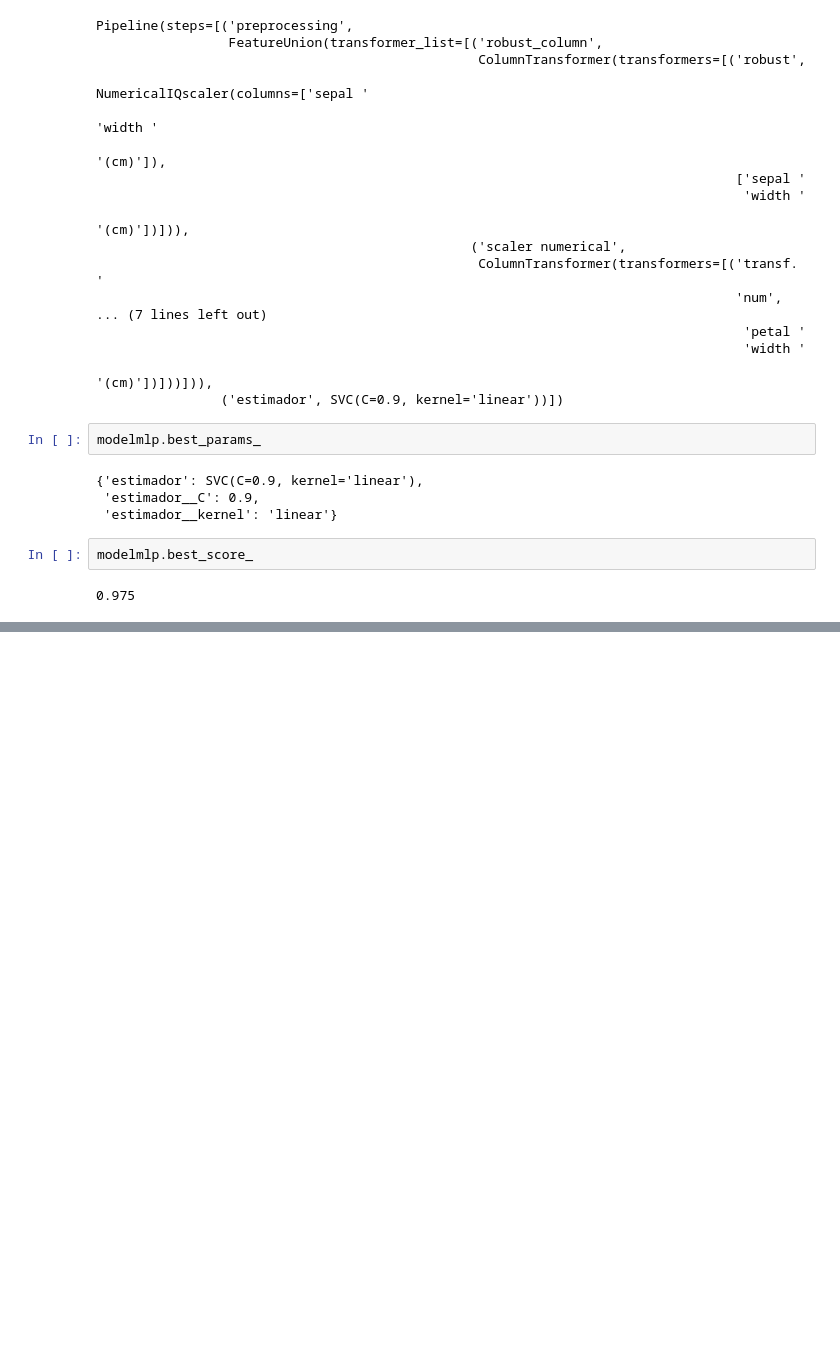
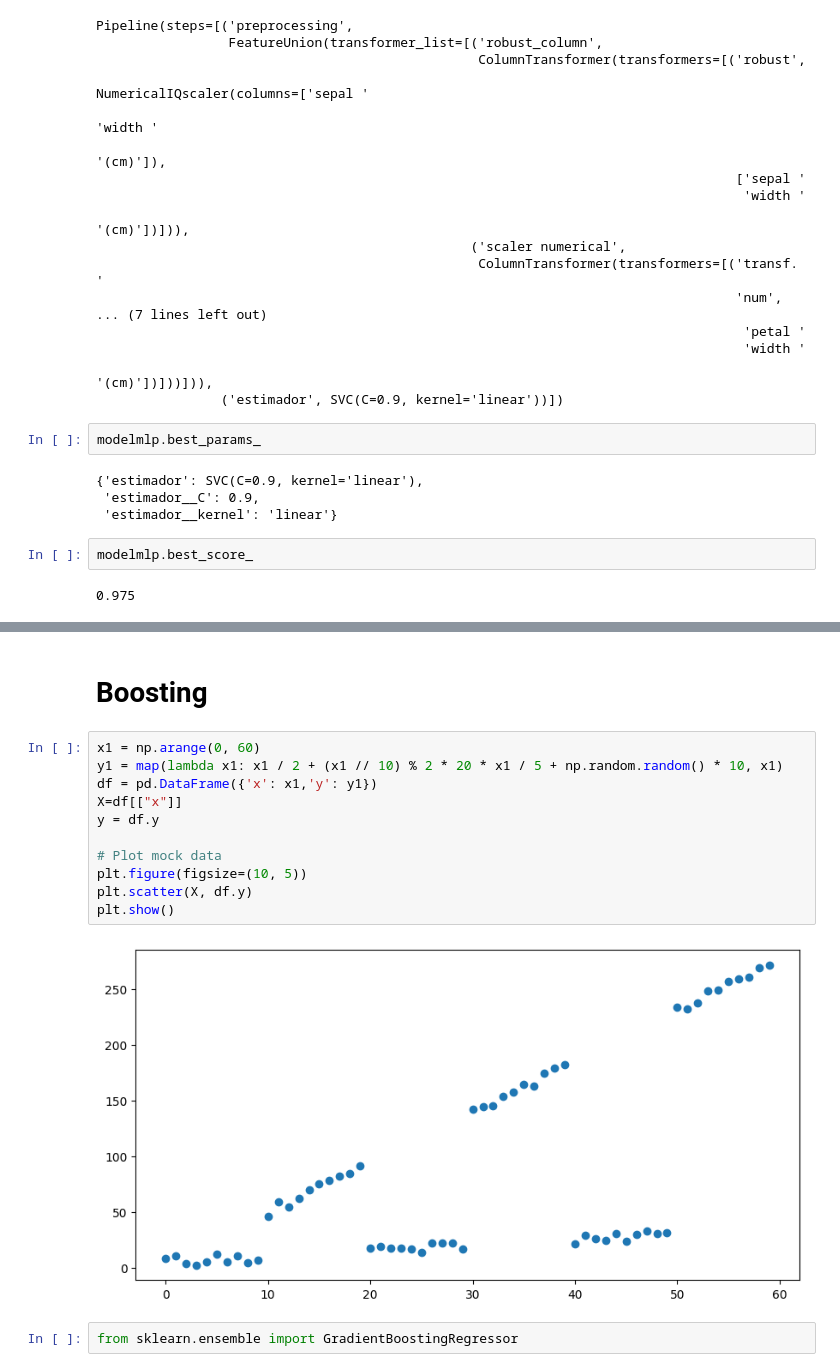
Before and after one commit to MAESTRiA-ESTADiS-CIENCIA-DATOS-Bosque/machine_learning_II_bosque_Jan, a Jupyter notebook: Clases/Clase3/Clase_notas4.ipynb, the cells around one changed output, grey strips where cells are left out. Cells and saved outputs as stored; diff of their text form; blank space fills up the shorter version.

```diff
--- a/Clases/Clase3/Clase_notas4.ipynb
+++ b/Clases/Clase3/Clase_notas4.ipynb
@@ -664,0 +902,17 @@ modelmlp.best_score_
+# %% [markdown]
+# Boosting
+# %%
+x1 = np.arange(0, 60)
+y1 = map(lambda x1: x1 / 2 + (x1 // 10) % 2 * 20 * x1 / 5 + np.random.random() * 10, x1)
+df = pd.DataFrame({'x': x1,'y': y1})
+X=df[["x"]]
+y = df.y
+
+# Plot mock data
+plt.figure(figsize=(10, 5))
+plt.scatter(X, df.y)
+plt.show()
+# %% [output]
+[figure, added]
+# %%
+from sklearn.ensemble import GradientBoostingRegressor
```
Also changed, not shown: parts of 48 cells of this notebook, 1 other file.
